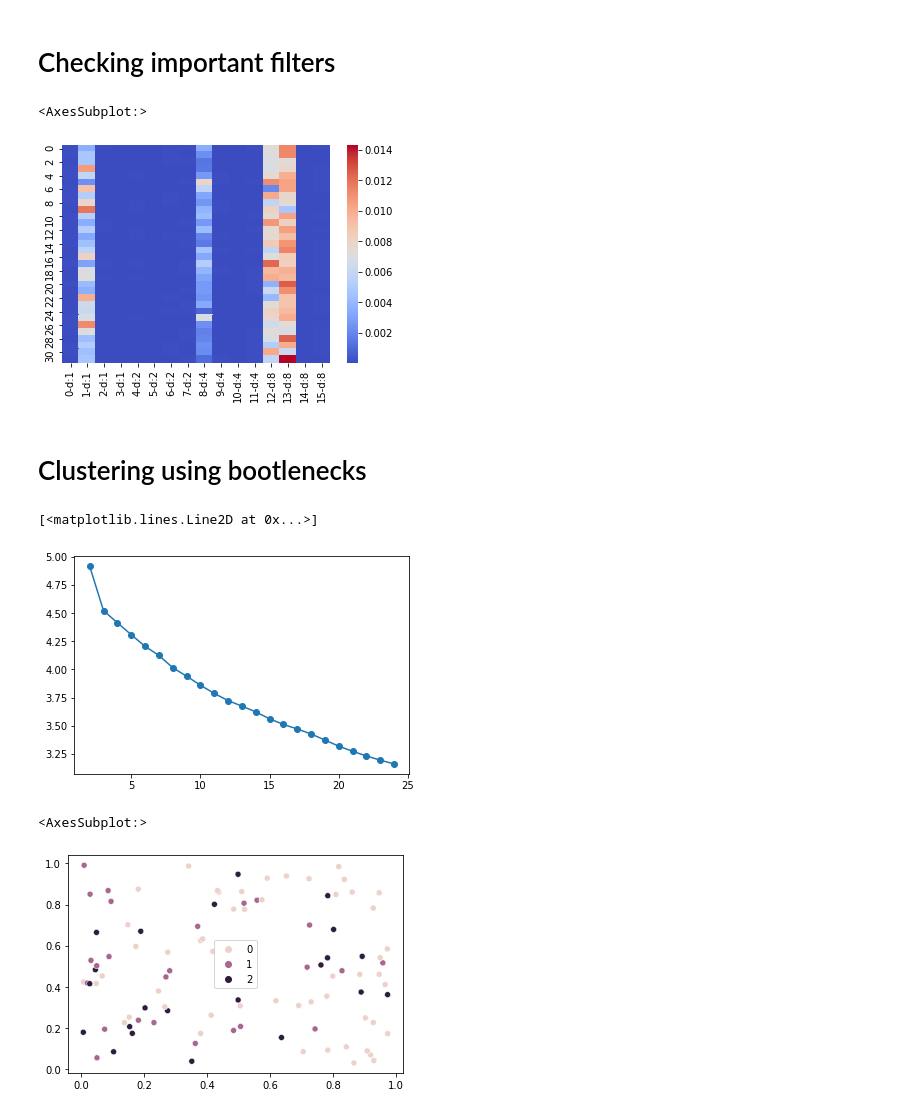
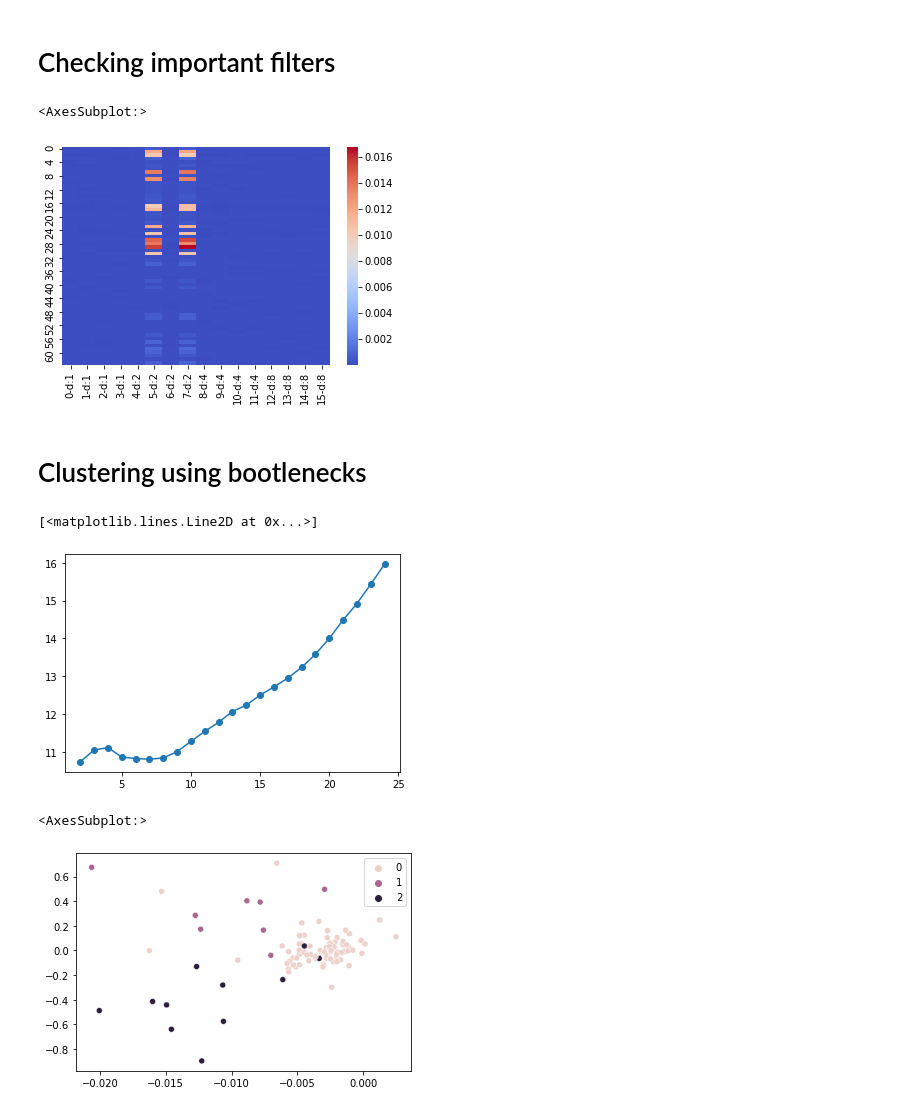
Before and after one commit to tonibofarull/TSAutoencoder, a Jupyter notebook: src/main.ipynb, the cells around one changed output. Cells and saved outputs as stored; diff of their text form; code cells hidden in the pictures.

Commit message:
Added compatibility with Hydra and exp with 3 ARMA

```diff
--- a/src/main.ipynb
+++ b/src/main.ipynb
@@ -21,12 +24,15 @@ torch.manual_seed(4444)
 np.random.seed(4444)
 # %% [markdown]
 # Create Dataset
+# %%
+with initialize(config_path="conf"):
+    cfg = compose(config_name="config")
+
+cfg_dataset, cfg_model, cfg_train = cfg.dataset, cfg.model, cfg.train
 # %%
-n_train = 100
-n_valid = 100
-n_test = 100
+n_train, n_valid, n_test = cfg_dataset.n_train, cfg_dataset.n_valid, cfg_dataset.n_test
 n = n_train+n_valid+n_test
 
-length = 64 # each observation is a vector of size (1,length)
+length = cfg_model.length # each observation is a vector of size (1,length)
 # %% [markdown]
 ## Generate documents
@@ -43,0 +39,15 @@ shape of X: torch.Size([300, 1, 64])
+# %%
+#X = sin_cos(n, length)
+#X = wind(num_elems=length)
+
+X1 = arma(n//3, length, ar=[-0.5, 0, 0, 0] , ma=[0.5, 0, 0, 0])
+X2 = arma(n//3, length, ar=[0,  0.7, 0, 0] , ma=[0, 0.8, 0, 0])
+X3 = arma(n//3, length, ar=[0, 0, 0, -0.6] , ma=[0, 0, 0, 0.7])
+X = np.r_[X1,X2,X3]
+np.random.shuffle(X)
+
+X = torch.from_numpy(X)
+print("shape of X:", X.shape)
+
+X_train, X_valid, X_test = X[:n_train], X[n_train:n_train+n_valid], X[n_train+n_valid:]
+print("shape of X_train, X_valid, X_test:", X_train.shape, X_valid.shape, X_test.shape)
@@ -51,3 +59,5 @@ model = CAE(length=length, Lf=Lf, M=M, bottleneck_nn=bottleneck_nn)
+# %%
+model = VCAE(cfg_model)
 # %% [markdown]
 ## Train
 # %%
@@ -132,20 +141,21 @@ if bottleneck_nn == 2:
 # %% [markdown]
 # Checking important filters
 # %%
-num_filter = 4*M
-w_per_filter = length-Lf+1 # weights per filter
+num_filter = 4*cfg_model.M
+w_per_filter = cfg_model.length-cfg_model.Lf+1 # weights per filter
+num_neurons = cfg_model.bottleneck_nn
+M = cfg_model.M
 
-num_neurons = bottleneck_nn
 if isinstance(model, VCAE):
     num_neurons *= 2
 
 w = np.array([[torch.mean(torch.abs(model.full1.weight[j,i*w_per_filter:(i+1)*w_per_filter])).item() for i in range(num_filter)] for j in range(num_neurons)])
 
 x_axis_labels = [f"{i}-d:{2**(i//M)}" for i in range(w.shape[1])] # number of filter - d:dilatation
 sns.heatmap(w, cmap="coolwarm", xticklabels=x_axis_labels) # y-axis => neuron of the bottleneck, x-axis => each position is one filter ordered by dilatation
 # %% [output]
 <AxesSubplot:>
-[figure, old version]
+[figure, new version]
 # %% [markdown]
 # Clustering using bootlenecks
 # %%
@@ -160,7 +170,7 @@ for i in range(2,25):
 plt.plot(range(2,len(chs)+2), chs, "o-")
 # %% [output]
 [<matplotlib.lines.Line2D at 0x...>]
-[figure, old version]
+[figure, new version]
 # %%
 clustering = AgglomerativeClustering(n_clusters=3)
 clustering.fit(bns)
@@ -170,7 +180,7 @@ if bns.shape[1] <= 10: # more than 10 plots is slow
     sns.pairplot(pd.DataFrame(np.c_[bns,clus]), hue=bns.shape[1])
 # %%
 d1, d2 = 0, 1
-sns.scatterplot(bns[:,d1], bns[:,d2], hue=clus)
+sns.scatterplot(x=bns[:,d1], y=bns[:,d2], hue=clus)
 # %% [output]
 <AxesSubplot:>
-[figure, old version]
+[figure, new version]
```
Also changed, not shown: parts of 8 cells of this notebook, 7 other files.
